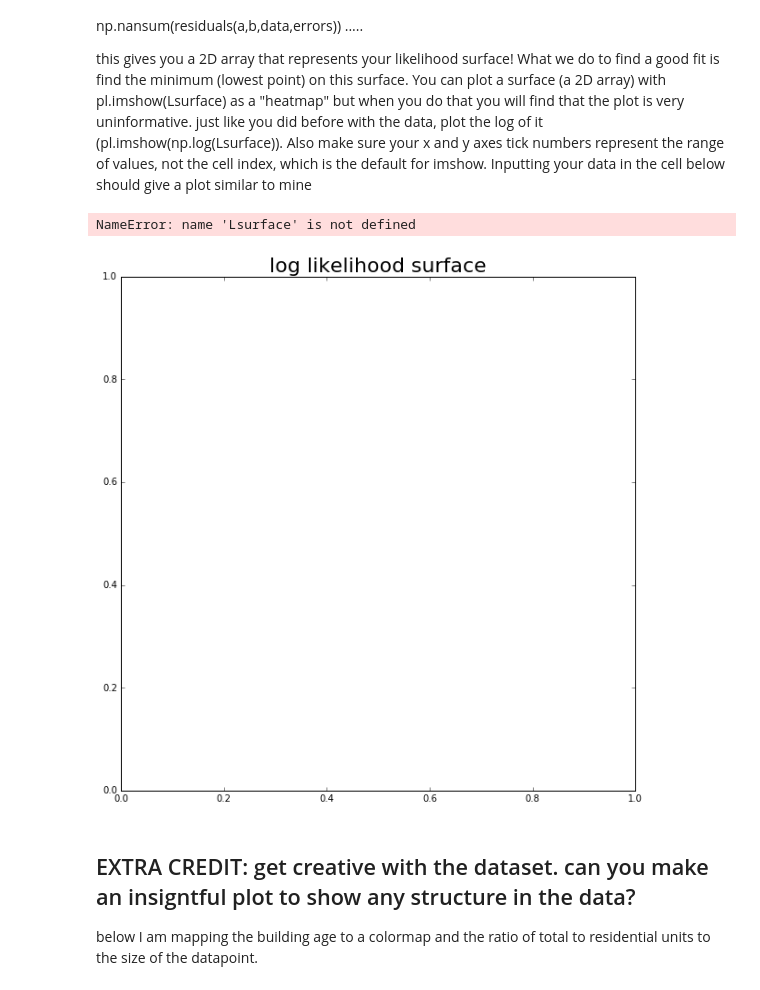
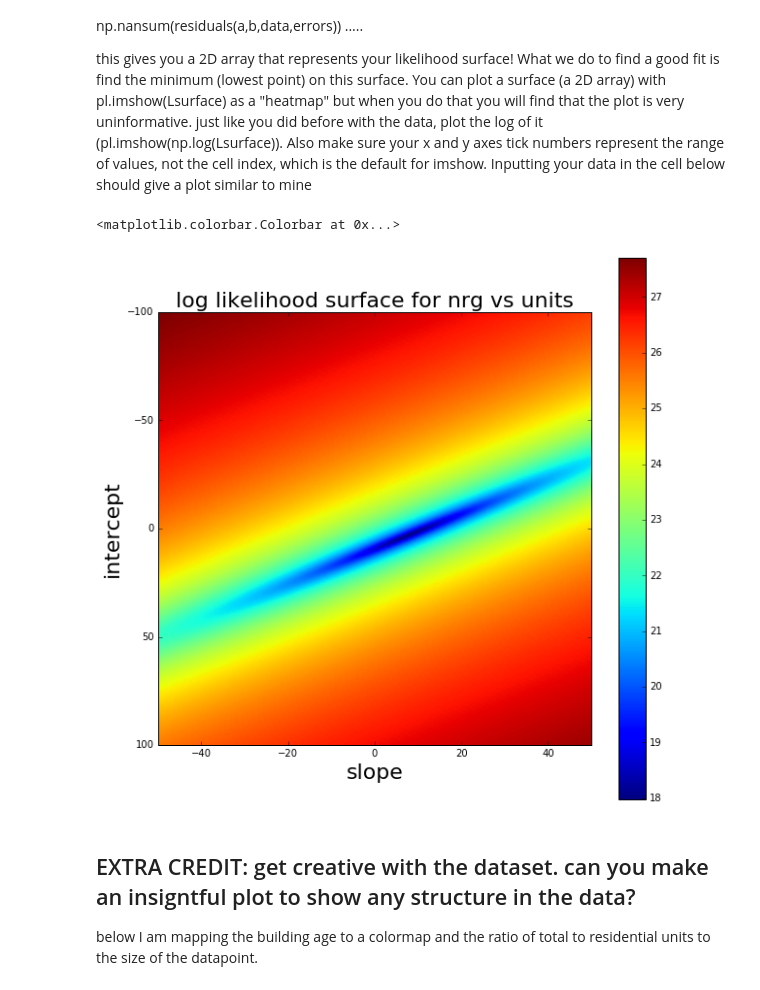
Before and after one commit to jif245/PUI2017_clm633, a Jupyter notebook: HW6_clm633/building_nrg_clm633.ipynb, the cells around one changed output. Cells and saved outputs as stored; diff of their text form; code cells hidden in the pictures.

```diff
--- a/HW6_clm633/building_nrg_clm633.ipynb
+++ b/HW6_clm633/building_nrg_clm633.ipynb
@@ -549,16 +549,38 @@ for i,a in enumerate(A):
 
 this gives you a 2D array that represents your likelihood surface! What we do to find a good fit is find the minimum (lowest point) on this surface.
 You can plot a surface (a 2D array) with pl.imshow(Lsurface) as a "heatmap" but when you do that you will find that the plot is very uninformative. just like you did before with the data, plot the log of it (pl.imshow(np.log(Lsurface)). Also make sure your x and y axes tick numbers represent the range of values, not the cell index, which is the default for imshow. Inputting your data in the cell below should give a plot similar to mine
+# %%
+B = np.arange(-100, 100, 1)
+A = np.arange(-50, 50, .5)
+
+# take every combination of a \in A * x
+predictions = np.outer(A, np.log(bblnrgdataCut.UnitsTotal))
+Lsurface = np.zeros((len(A), len(B)))
+
+for j, b in enumerate(B):
+    preds_with_b = (predictions + b)
+    squared_errors = (preds_with_b - np.log(bblnrgdataCut.nrg).reshape(1, -1))**2
+    adj_squared_errors = squared_errors / (errorsInLogNrg.reshape(1, -1) ** 2)
+    Lsurface[:, j] = np.sum( adj_squared_errors ,axis=1)
+
+# compare manually doing A[-1] x B[-1] with the last element of the last result
+# (so A[-1], B[-1])
+# from our for loop
+final_a_b =  adj_squared_errors.sum(axis=1)[-1]
+reference_a_b = chi2(A[-1] *np.log(bblnrgdataCut.UnitsTotal) +  B[-1],
+                     np.log(bblnrgdataCut.nrg),
+                     errorsInLogNrg)
+assert final_a_b == reference_a_b
 # %%
 pl.figure(figsize=(10,10))
-pl.title ("log likelihood surface", fontsize = 22)
+pl.title ("log likelihood surface for nrg vs units", fontsize = 22)
 pl.imshow(np.log(Lsurface), extent = [-50,50,100,-100], aspect=0.5)
 pl.xlabel('slope', fontsize = 22)
 pl.ylabel('intercept', fontsize = 22)
 pl.colorbar()
 # %% [output]
-NameError: name 'Lsurface' is not defined
+<matplotlib.colorbar.Colorbar at 0x...>
-[figure, old version]
+[figure, new version]
 # %% [markdown]
 ## EXTRA CREDIT: get creative with the dataset. can you make an insigntful plot to show any structure in the data?
 
```
